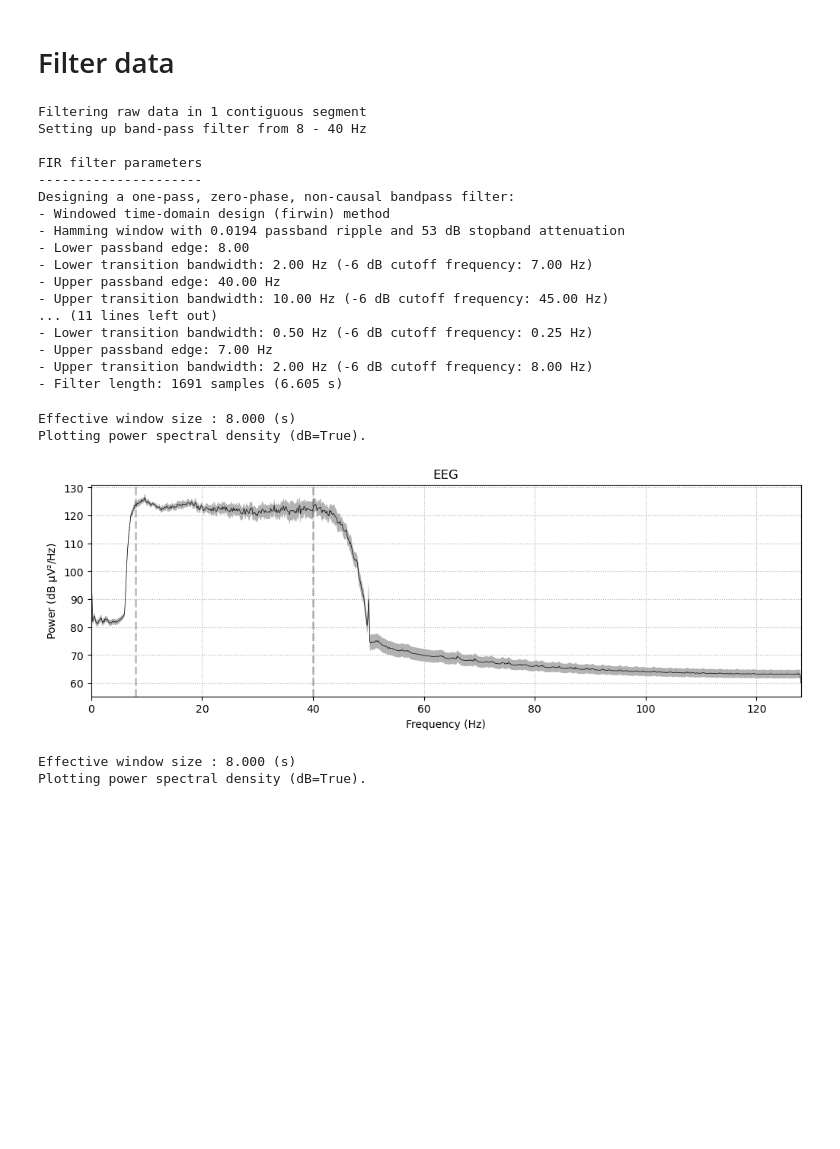
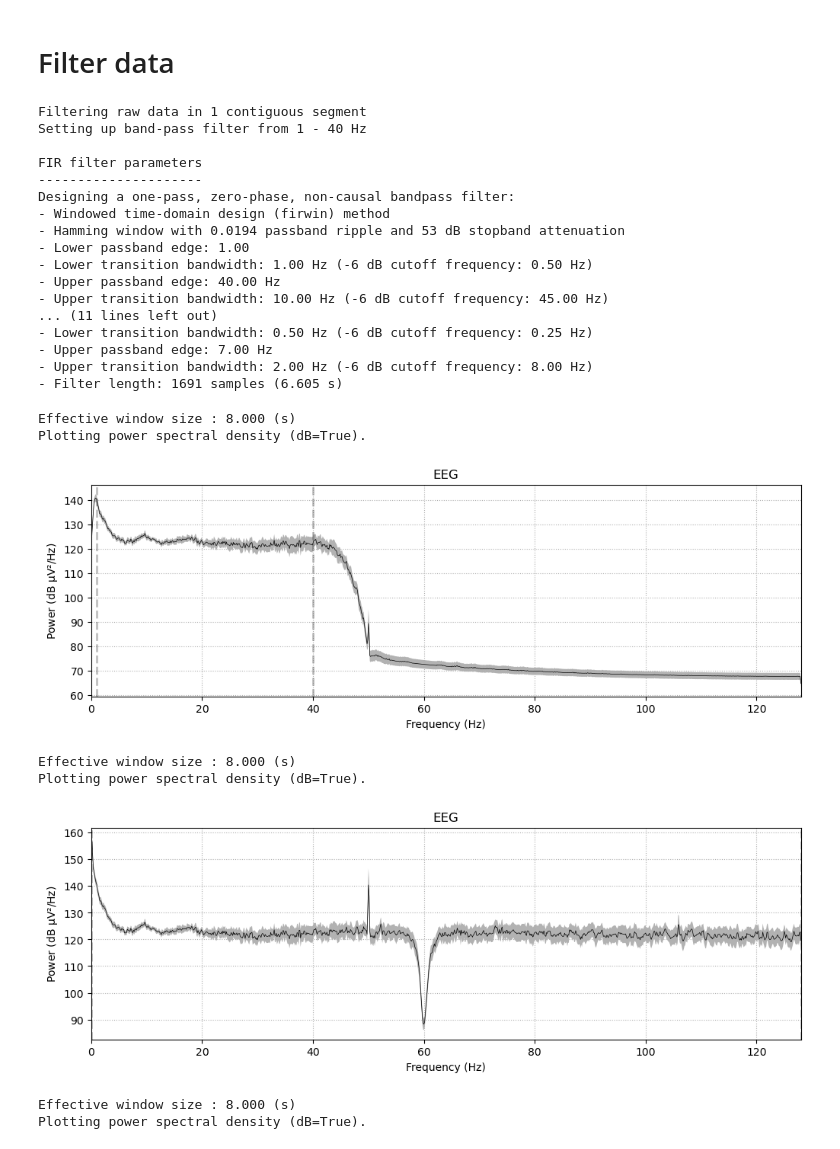
Before and after one commit to victor-cali/stroke-rehab-data-analysis, a Jupyter notebook: notebooks/0.0-exploratory-data-analysis.ipynb, the cells around one changed output. Drawn from its saved outputs; the diff is of its cells as text; code cells hidden in the pictures; blank space fills up the shorter version.

```diff
--- a/notebooks/0.0-exploratory-data-analysis.ipynb
+++ b/notebooks/0.0-exploratory-data-analysis.ipynb
@@ -165,19 +192,19 @@ combining channels using "mean"
 # Filter data
 # %%
 
-raw_8_40 = raw.copy().filter(l_freq=8., h_freq=40.)
+raw_1_40 = raw.copy().filter(l_freq=1, h_freq=40.)
 raw_0_7 = raw.copy().filter(l_freq=0.5, h_freq=7.)
 # %% [output]
 Filtering raw data in 1 contiguous segment
-Setting up band-pass filter from 8 - 40 Hz
+Setting up band-pass filter from 1 - 40 Hz
 
 FIR filter parameters
 ---------------------
 Designing a one-pass, zero-phase, non-causal bandpass filter:
 - Windowed time-domain design (firwin) method
 - Hamming window with 0.0194 passband ripple and 53 dB stopband attenuation
-- Lower passband edge: 8.00
-- Lower transition bandwidth: 2.00 Hz (-6 dB cutoff frequency: 7.00 Hz)
+- Lower passband edge: 1.00
+- Lower transition bandwidth: 1.00 Hz (-6 dB cutoff frequency: 0.50 Hz)
 - Upper passband edge: 40.00 Hz
 - Upper transition bandwidth: 10.00 Hz (-6 dB cutoff frequency: 45.00 Hz)
 ... (11 lines left out)
@@ -187,12 +214,18 @@ Designing a one-pass, zero-phase, non-causal bandpass filter:
 - Filter length: 1691 samples (6.605 s)
 # %%
 plt.close('all')
-fig = raw_8_40.compute_psd().plot(average=True, picks="data", exclude="bads", amplitude=False)
+fig = raw_1_40.compute_psd().plot(average=True, picks="data", exclude="bads", amplitude=False)
 plt.show(fig)
+plt.close('all')
+fig = raw.compute_psd().plot(average=True, picks="data", exclude="bads", amplitude=False)
+plt.show(fig)
 # %% [output]
 Effective window size : 8.000 (s)
 Plotting power spectral density (dB=True).
-[figure, old version]
+[figure, new version]
+Effective window size : 8.000 (s)
+Plotting power spectral density (dB=True).
+[figure, added]
 # %%
 plt.close('all')
 fig = raw_0_7.compute_psd().plot(average=True, picks="data", exclude="bads", amplitude=False)
```
Also changed, not shown: parts of 3 cells of this notebook, 2 other files.
